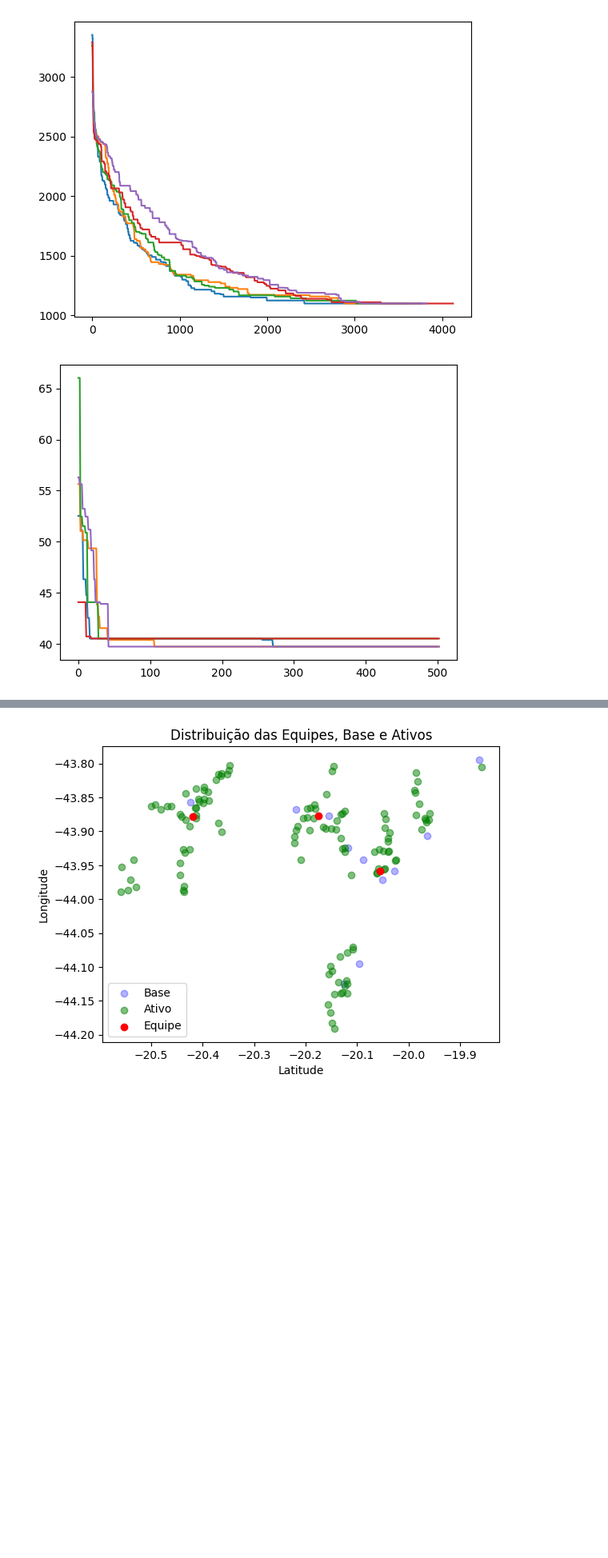
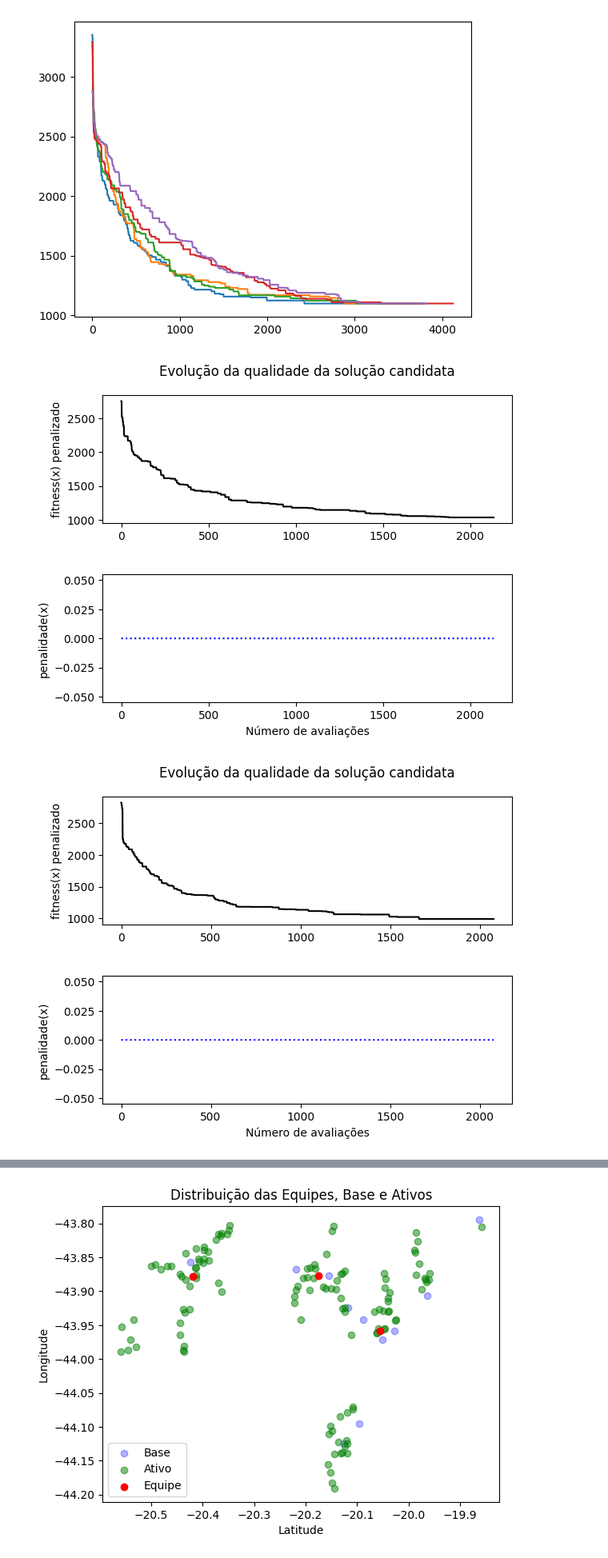
Before and after one commit to MatheusCascalho/teoria_decisao, a Jupyter notebook: rascunho_2.ipynb, the cells around one changed output, grey strips where cells are left out. Shown at 80% size. Cells and saved outputs as stored; diff of their text form; code cells hidden in the pictures; blank space fills up the shorter version.

```diff
--- a/rascunho_2.ipynb
+++ b/rascunho_2.ipynb
@@ -12,8 +12,9 @@ for historico in historicos_f1:
 [figure]
 [figure]
 # %%
-historicos_f2 = optimize(minimiza_distancia_maxima, max_it=500)
+historicos_f2 = optimize(minimiza_distancia_para_falha, max_it=500, follow_optimizitation=True)
 for historico in historicos_f2:
     plt.plot(historico.fit)
 # %% [output]
-[figure, old version]
+[figure, new version]
+[figure, added]
```
Also changed, not shown: parts of 5 cells of this notebook, 2 other files.
